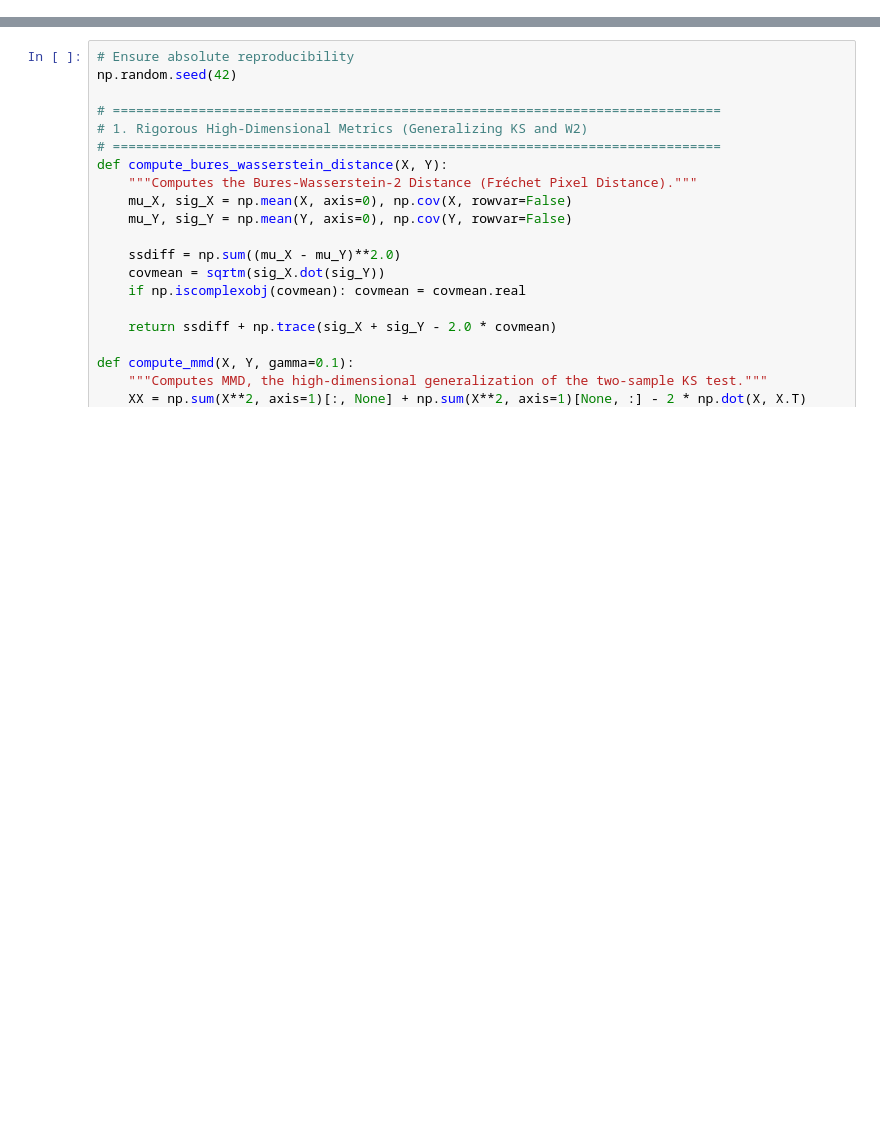
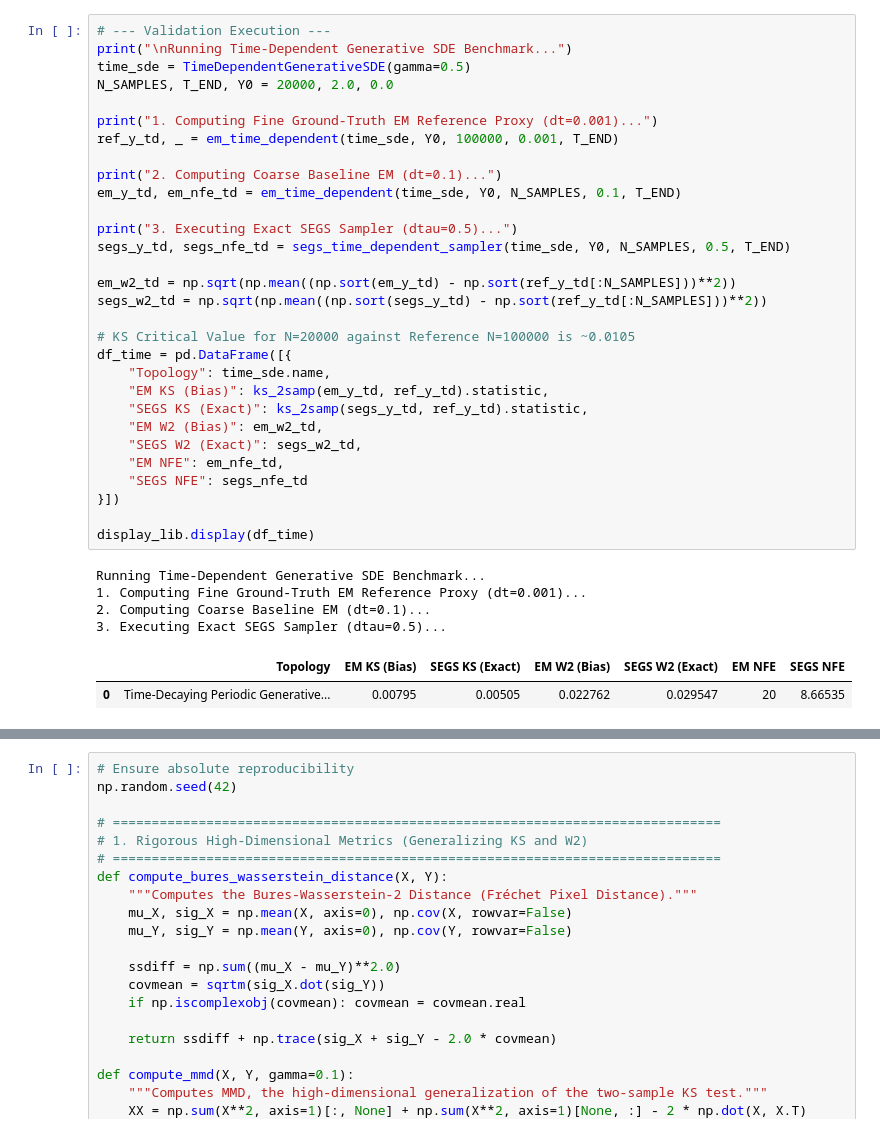
Before and after one commit to jgeng9017/exact-simulation-of-reverse-time-sde, a Jupyter notebook: src/exact-sim.ipynb, the cells around one changed output, grey strips where cells are left out. Cells and saved outputs as stored; diff of their text form; blank space fills up the shorter version.

```diff
--- a/src/exact-sim.ipynb
+++ b/src/exact-sim.ipynb
@@ -162,0 +300,37 @@ result
+# %%
+# --- Validation Execution ---
+print("\nRunning Time-Dependent Generative SDE Benchmark...")
+time_sde = TimeDependentGenerativeSDE(gamma=0.5)
+N_SAMPLES, T_END, Y0 = 20000, 2.0, 0.0
+
+print("1. Computing Fine Ground-Truth EM Reference Proxy (dt=0.001)...")
+ref_y_td, _ = em_time_dependent(time_sde, Y0, 100000, 0.001, T_END)
+
+print("2. Computing Coarse Baseline EM (dt=0.1)...")
+em_y_td, em_nfe_td = em_time_dependent(time_sde, Y0, N_SAMPLES, 0.1, T_END)
+
+print("3. Executing Exact SEGS Sampler (dtau=0.5)...")
+segs_y_td, segs_nfe_td = segs_time_dependent_sampler(time_sde, Y0, N_SAMPLES, 0.5, T_END)
+
+em_w2_td = np.sqrt(np.mean((np.sort(em_y_td) - np.sort(ref_y_td[:N_SAMPLES]))**2))
+segs_w2_td = np.sqrt(np.mean((np.sort(segs_y_td) - np.sort(ref_y_td[:N_SAMPLES]))**2))
+
+# KS Critical Value for N=20000 against Reference N=100000 is ~0.0105
+df_time = pd.DataFrame([{
+    "Topology": time_sde.name,
+    "EM KS (Bias)": ks_2samp(em_y_td, ref_y_td).statistic,
+    "SEGS KS (Exact)": ks_2samp(segs_y_td, ref_y_td).statistic,
+    "EM W2 (Bias)": em_w2_td,
+    "SEGS W2 (Exact)": segs_w2_td,
+    "EM NFE": em_nfe_td,
+    "SEGS NFE": segs_nfe_td
+}])
+
+display_lib.display(df_time)
+# %% [output]
+Running Time-Dependent Generative SDE Benchmark...
+1. Computing Fine Ground-Truth EM Reference Proxy (dt=0.001)...
+2. Computing Coarse Baseline EM (dt=0.1)...
+3. Executing Exact SEGS Sampler (dtau=0.5)...
+|  | Topology | EM KS (Bias) | SEGS KS (Exact) | EM W2 (Bias) | SEGS W2 (Exact) | EM NFE | SEGS NFE |
+| 0 | Time-Decaying Periodic Generative... | 0.00795 | 0.00505 | 0.022762 | 0.029547 | 20 | 8.66535 |
```
Also changed, not shown: parts of 14 cells of this notebook.
